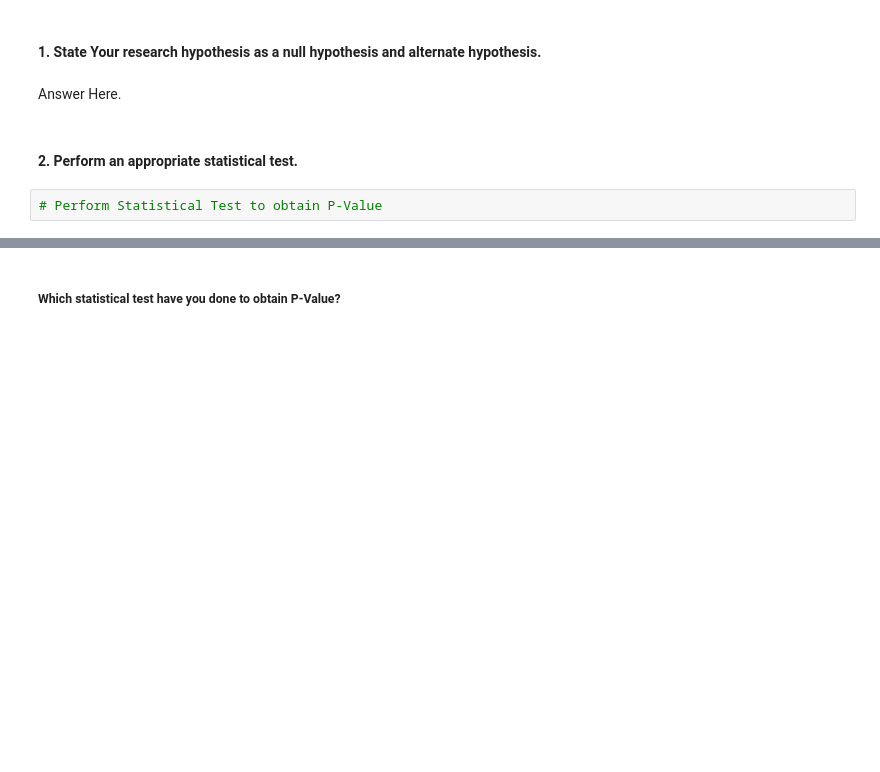
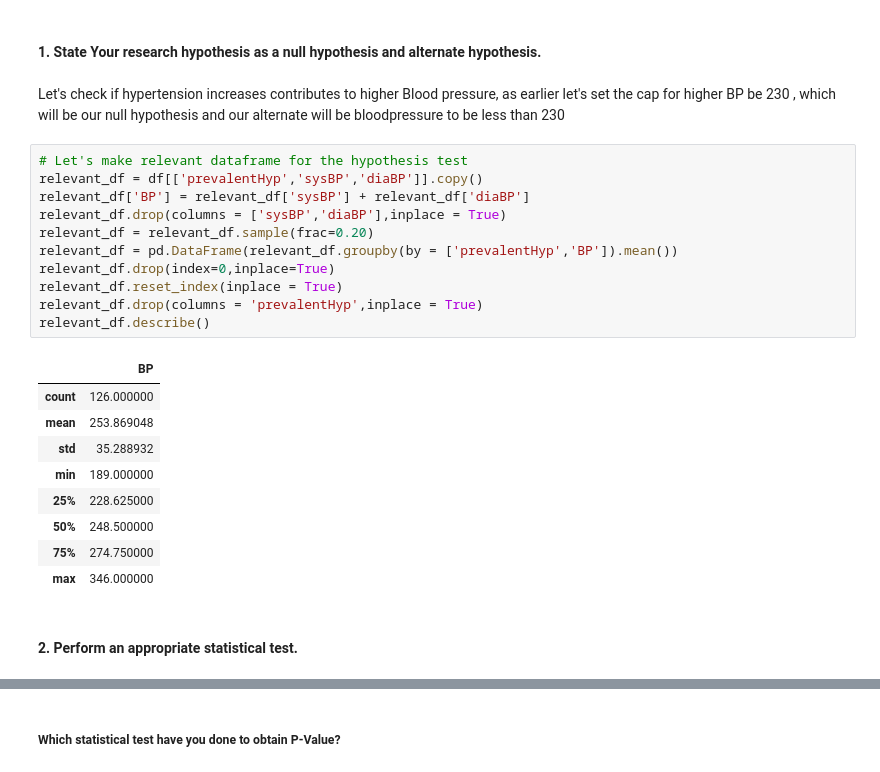
Before and after one commit to Mihirgupta2001/Classification-Capstone-Project, a Jupyter notebook: Classification_Capstone_Project.ipynb, the cells around one changed output, grey strips where cells are left out. Saved outputs shown, nothing was run; the diff lists cells and outputs as text; blank space fills up the shorter version.

Commit message:
EDA completed and first hypothesis

```diff
--- a/Classification_Capstone_Project.ipynb
+++ b/Classification_Capstone_Project.ipynb
@@ -816,9 +802,28 @@ Answer Here.
 ### Hypothetical Statement - 1
 # %% [markdown]
 #### 1. State Your research hypothesis as a null hypothesis and alternate hypothesis.
-# %% [markdown]
-Answer Here.
+# %% [markdown]
+Let's check if hypertension increases contributes to higher Blood pressure, as earlier let's set the cap for higher BP be 230 , which will be our null hypothesis and our alternate will be bloodpressure to be less than 230
+# %%
+# Let's make relevant dataframe for the hypothesis test
+relevant_df = df[['prevalentHyp','sysBP','diaBP']].copy()
+relevant_df['BP'] = relevant_df['sysBP'] + relevant_df['diaBP']
+relevant_df.drop(columns = ['sysBP','diaBP'],inplace = True)
+relevant_df = relevant_df.sample(frac=0.20)
+relevant_df = pd.DataFrame(relevant_df.groupby(by = ['prevalentHyp','BP']).mean())
+relevant_df.drop(index=0,inplace=True)
+relevant_df.reset_index(inplace = True)
+relevant_df.drop(columns = 'prevalentHyp',inplace = True)
+relevant_df.describe()
+# %% [output]
+|  | BP |
+| count | 126.000000 |
+| mean | 253.869048 |
+| std | 35.288932 |
+| min | 189.000000 |
+| 25% | 228.625000 |
+| 50% | 248.500000 |
+| 75% | 274.750000 |
+| max | 346.000000 |
 # %% [markdown]
 #### 2. Perform an appropriate statistical test.
-# %%
-# Perform Statistical Test to obtain P-Value
```
Also changed, not shown: parts of 69 cells of this notebook.
